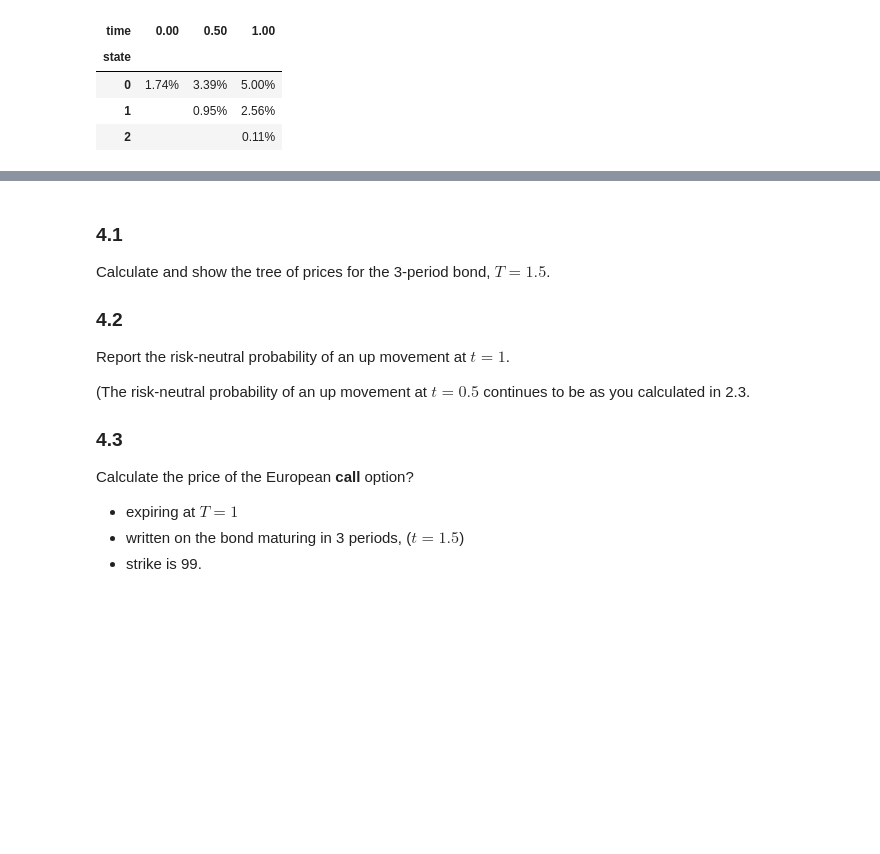
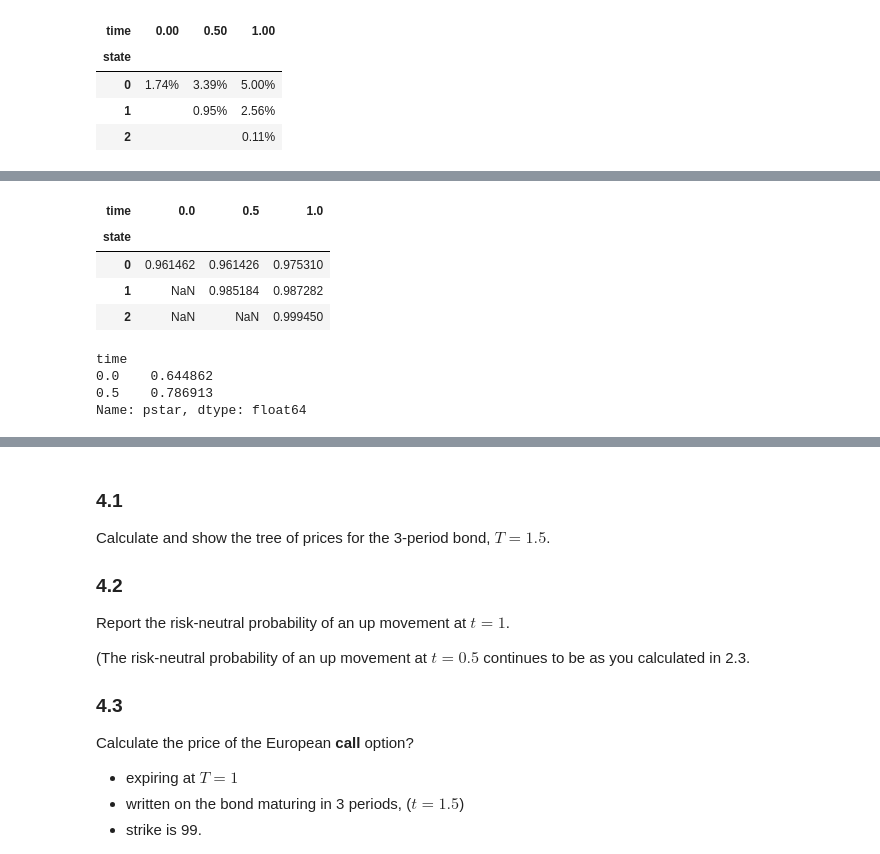
Before and after one commit to MrHumble-Bee/finm-fiderivs-2024, a Jupyter notebook: homework/Solution 1.ipynb, the cells around one changed output, grey strips where cells are left out. Saved outputs shown, nothing was run; the diff lists cells and outputs as text; code cells hidden in the pictures; blank space fills up the shorter version.

```diff
--- a/homework/Solution 1.ipynb
+++ b/homework/Solution 1.ipynb
@@ -462,0 +468,17 @@ format_bintree(ratetree_multi,'{:.2%}')
+# %%
+pstars = estimate_pstar(quotes[['price']], ratetree_multi)
+bond_tree_price = bintree_pricing(lambda r: np.exp(-r * 0.5), ratetree_multi, pstars=pstars)
+bond_tree_price
+# %% [output]
+| time | 0.0 | 0.5 | 1.0 |
+| state |  |  |  |
+| 0 | 0.961462 | 0.961426 | 0.975310 |
+| 1 | NaN | 0.985184 | 0.987282 |
+| 2 | NaN | NaN | 0.999450 |
+# %%
+pstars
+# %% [output]
+time
+0.0    0.644862
+0.5    0.786913
+Name: pstar, dtype: float64
```
Also changed, not shown: parts of 32 cells of this notebook, 7 other files.
